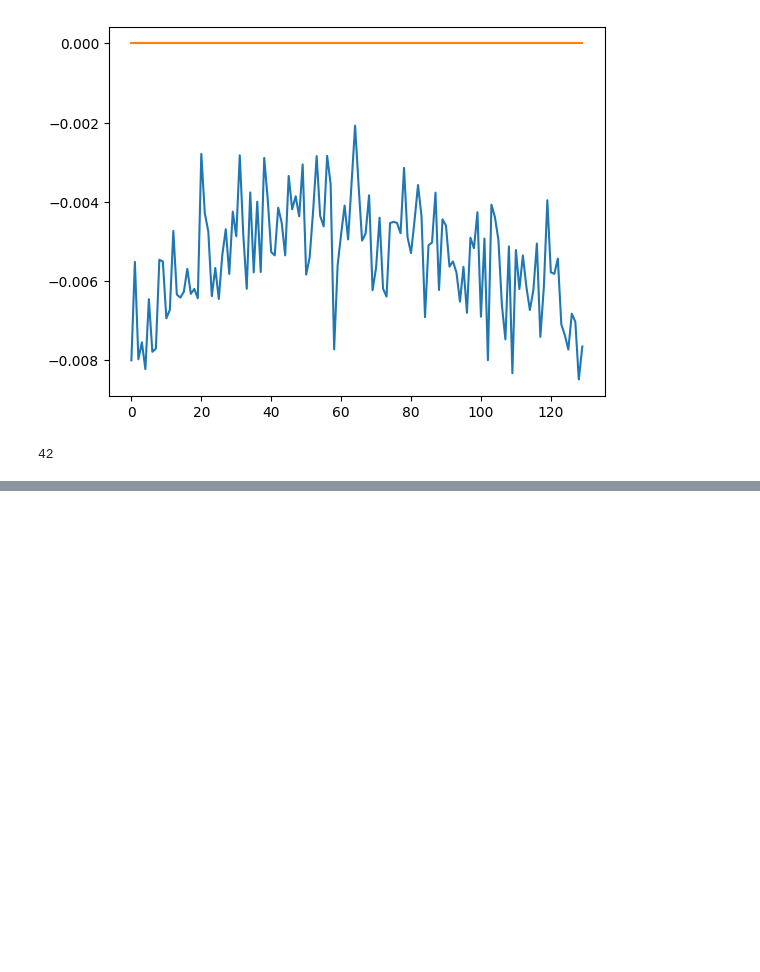
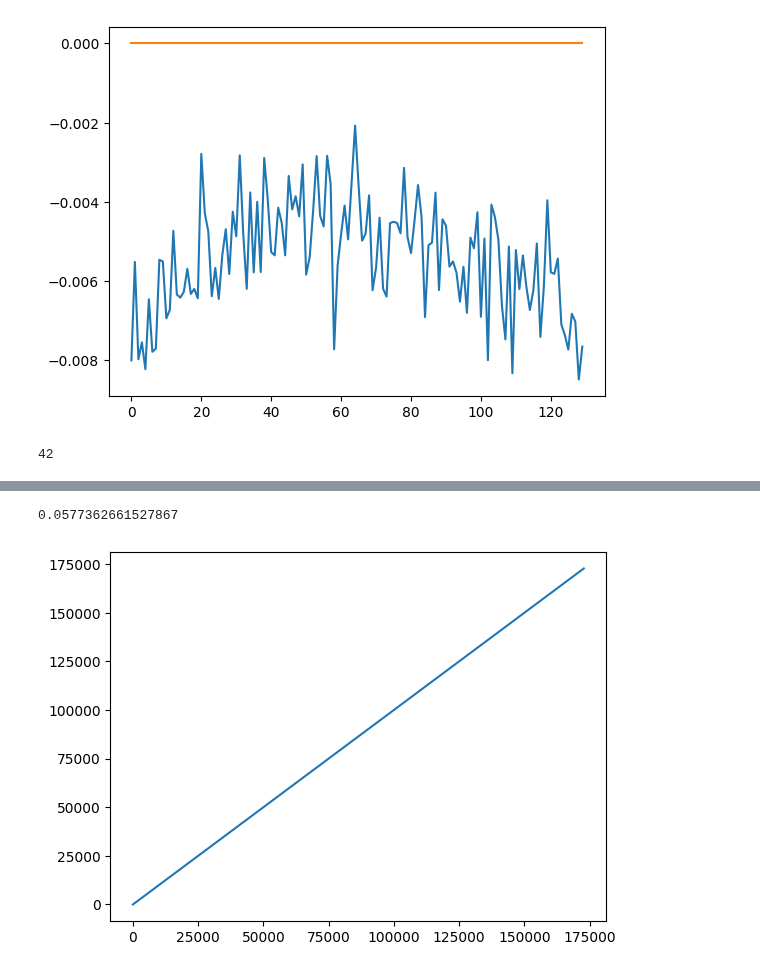
Before and after one commit to ML4ITS/mtad-gat-pytorch, a Jupyter notebook: util_notebook.ipynb, the cells around one changed output, grey strips where cells are left out. Drawn from its saved outputs; the diff is of its cells as text; code cells hidden in the pictures; blank space fills up the shorter version.

Commit message:
implemented WADI dataset

```diff
--- a/util_notebook.ipynb
+++ b/util_notebook.ipynb
@@ -167,6 +167,5 @@ def spectral_residual_replace(x, tau=20, window_size=20):
 
     return x_replaced
 # %%
-skab_no_attack = pd.read_csv('C:/Users/g.nenna/Documents/GitHub/mtad-gat-pytorch/datasets/data/SKAB/anomaly-free.csv', delimiter=';')
-skab_attack = pd.read_csv('C:/Users/g.nenna/Documents/GitHub/mtad-gat-pytorch/datasets/data/SKAB/attacks/0.csv', delimiter=';')
-skab_no_attack
+wadi = pd.read_csv('C:/Users/g.nenna/Documents/GitHub/mtad-gat-pytorch/datasets/data/WADI_attackdataLABLE.csv', delimiter=',', skiprows=1 )
+#skab_attack = pd.read_csv('C:/Users/g.nenna/Documents/GitHub/mtad-gat-pytorch/datasets/data/SKAB/attacks/2.csv', delimiter=';')
@@ -186,0 +188,7 @@ skab_no_attack
+# %%
+plt.plot(wadi['Row '])
+
+np.sum(wadi['Attack LABLE (1:No Attack, -1:Attack)']==-1)/172803
+# %% [output]
+0.0577362661527867
+[figure, added]
```
Also changed, not shown: parts of 4 cells of this notebook, 4 other files.
